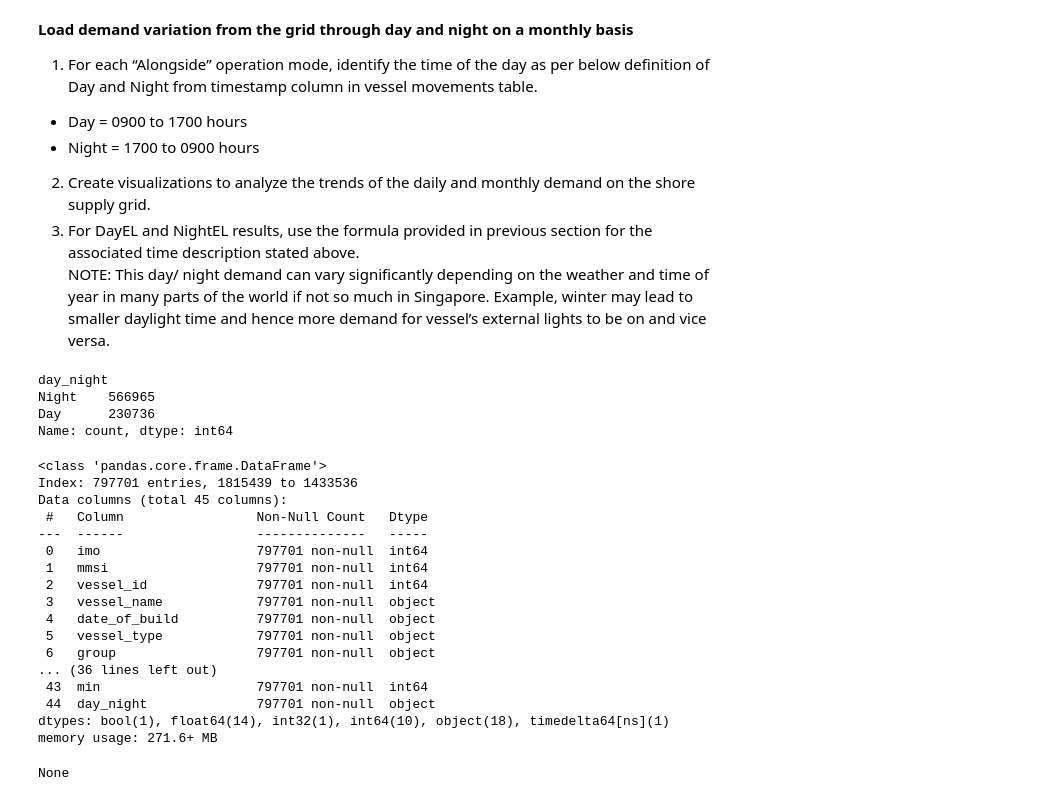
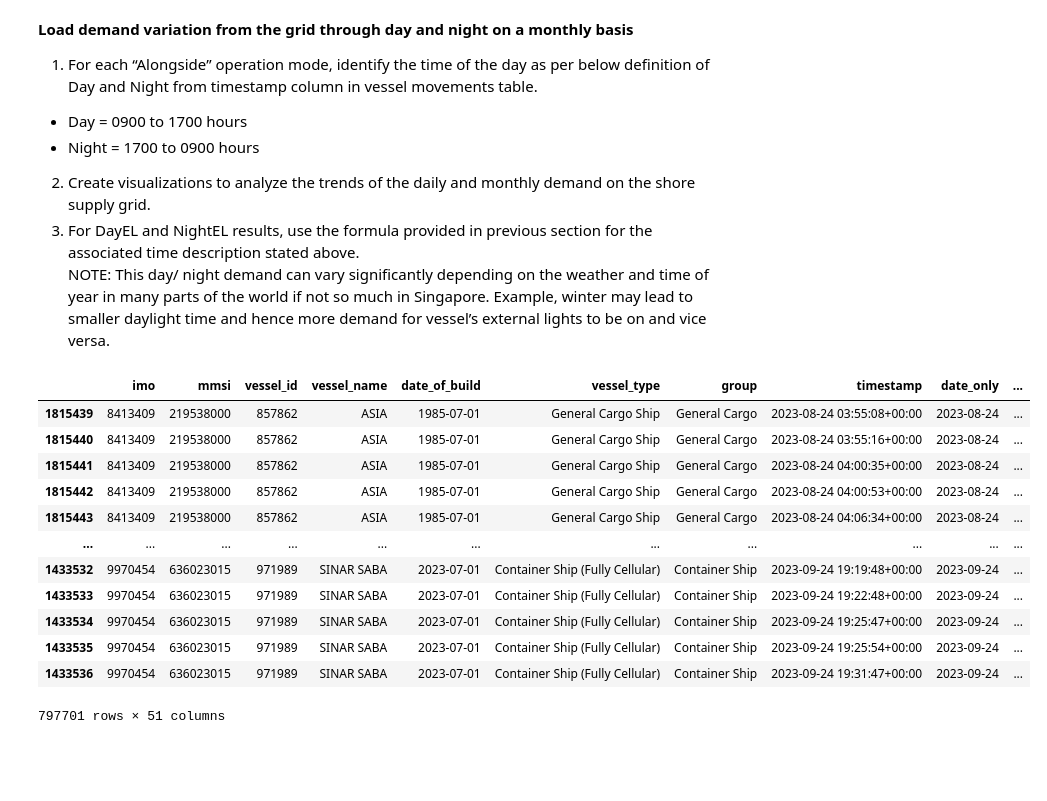
Before and after one commit to evanyan13/rightship, a Jupyter notebook: emission_calculation.ipynb, the cells around one changed output. Cells and saved outputs as stored; diff of their text form; code cells hidden in the pictures; blank space fills up the shorter version.

```diff
--- a/emission_calculation.ipynb
+++ b/emission_calculation.ipynb
@@ -304,14 +304,17 @@ alongside = vessel_df[vessel_df['operating_mode'] == 4].copy()
 # Compute product of ael and duration
 alongside['ael*duration'] = alongside['ael'] * alongside['event_duration_sec']
 
-# Group by 'imo' and calculate the sum for both 'ael_duration' and 'event_duration_sec'
-grouped = alongside.groupby('imo').sum()
+# Use transform to calculate the sum for both 'ael*duration' and 'event_duration_sec' within each 'imo' group
+alongside['total_ael*duration'] = alongside.groupby('imo')['ael*duration'].transform('sum')
+alongside['total_event_duration_sec'] = alongside.groupby('imo')['event_duration_sec'].transform('sum')
 
-# Calculate the ratio
-grouped['Tael'] = grouped['ael*duration'] / grouped['event_duration_sec']
+# Calculate the Tael ratio
+alongside['Tael'] = alongside['total_ael*duration'] / alongside['total_event_duration_sec']
 
-# Reset index to convert 'imo' back to a column
-output = grouped.reset_index()[['imo', 'Tael']]
-display(output)
-print("Total EL:", output["Tael"].sum(), "kW")
+# First, filter the DataFrame to keep only unique events
+unique_events = alongside.drop_duplicates(subset=['event'])
+
+# Now, sum the 'Tael' values from this filtered DataFrame
+total_el = unique_events['Tael'].sum()
+print("Total EL:", total_el)
 # %% [output]
@@ -341,40 +331,30 @@ Total EL: 1311126.8898276433 kW
 NOTE: This day/ night demand can vary significantly depending on the weather and time of year in many parts of the world if not so much in Singapore. Example, winter may lead to smaller daylight time and hence more demand for vessel’s external lights to be on and vice versa.
 # %%
 # Part 1: Differentiate Day Night
-day_night = vessel_df[vessel_df['operating_mode'] == 4].copy()
+day_night = alongside.copy()
 day_night['hour'] = pd.to_datetime(day_night['timestamp']).apply(lambda x: int(x.hour) )
 day_night['min'] = pd.to_datetime(day_night['timestamp']).apply(lambda x: int(x.minute) )
 
 conditions = [
     ( ((day_night['hour'] > 9) & (day_night['hour'] < 17)) | ((day_night['hour'] == 9) & (day_night['min'] == 0)) ),
 ]
 
 values = ["Day"]
 
 # Create the new column using numpy.select
 day_night['day_night'] = np.select(conditions, values, default="Night")
-display(day_night["day_night"].value_counts())
-display(day_night.info())
+display(day_night)
 # %% [output]
+|  | imo | mmsi | vessel_id | vessel_name | date_of_build | vessel_type | group | timestamp | date_only | ... |
+| 1815439 | 8413409 | 219538000 | 857862 | ASIA | 1985-07-01 | General Cargo Ship | General Cargo | 2023-08-24 03:55:08+00:00 | 2023-08-24 | ... |
+| 1815440 | 8413409 | 219538000 | 857862 | ASIA | 1985-07-01 | General Cargo Ship | General Cargo | 2023-08-24 03:55:16+00:00 | 2023-08-24 | ... |
+| 1815441 | 8413409 | 219538000 | 857862 | ASIA | 1985-07-01 | General Cargo Ship | General Cargo | 2023-08-24 04:00:35+00:00 | 2023-08-24 | ... |
+| 1815442 | 8413409 | 219538000 | 857862 | ASIA | 1985-07-01 | General Cargo Ship | General Cargo | 2023-08-24 04:00:53+00:00 | 2023-08-24 | ... |
+| 1815443 | 8413409 | 219538000 | 857862 | ASIA | 1985-07-01 | General Cargo Ship | General Cargo | 2023-08-24 04:06:34+00:00 | 2023-08-24 | ... |
+| ... | ... | ... | ... | ... | ... | ... | ... | ... | ... | ... |
+| 1433532 | 9970454 | 636023015 | 971989 | SINAR SABA | 2023-07-01 | Container Ship (Fully Cellular) | Container Ship | 2023-09-24 19:19:48+00:00 | 2023-09-24 | ... |
+| 1433533 | 9970454 | 636023015 | 971989 | SINAR SABA | 2023-07-01 | Container Ship (Fully Cellular) | Container Ship | 2023-09-24 19:22:48+00:00 | 2023-09-24 | ... |
+| 1433534 | 9970454 | 636023015 | 971989 | SINAR SABA | 2023-07-01 | Container Ship (Fully Cellular) | Container Ship | 2023-09-24 19:25:47+00:00 | 2023-09-24 | ... |
+| 1433535 | 9970454 | 636023015 | 971989 | SINAR SABA | 2023-07-01 | Container Ship (Fully Cellular) | Container Ship | 2023-09-24 19:25:54+00:00 | 2023-09-24 | ... |
+| 1433536 | 9970454 | 636023015 | 971989 | SINAR SABA | 2023-07-01 | Container Ship (Fully Cellular) | Container Ship | 2023-09-24 19:31:47+00:00 | 2023-09-24 | ... |
-day_night
-Night    566965
-Day      230736
-Name: count, dtype: int64
+797701 rows × 51 columns
-<class 'pandas.core.frame.DataFrame'>
-Index: 797701 entries, 1815439 to 1433536
-Data columns (total 45 columns):
- #   Column                 Non-Null Count   Dtype
----  ------                 --------------   -----
- 0   imo                    797701 non-null  int64
- 1   mmsi                   797701 non-null  int64
- 2   vessel_id              797701 non-null  int64
- 3   vessel_name            797701 non-null  object
- 4   date_of_build          797701 non-null  object
- 5   vessel_type            797701 non-null  object
- 6   group                  797701 non-null  object
-... (36 lines left out)
- 43  min                    797701 non-null  int64
- 44  day_night              797701 non-null  object
-dtypes: bool(1), float64(14), int32(1), int64(10), object(18), timedelta64[ns](1)
-memory usage: 271.6+ MB
-None
```
Also changed, not shown: parts of 5 cells of this notebook.
